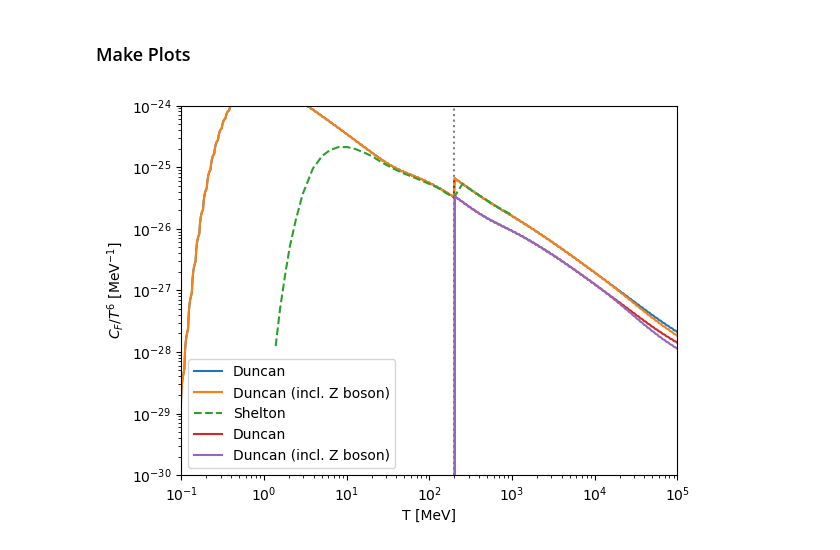
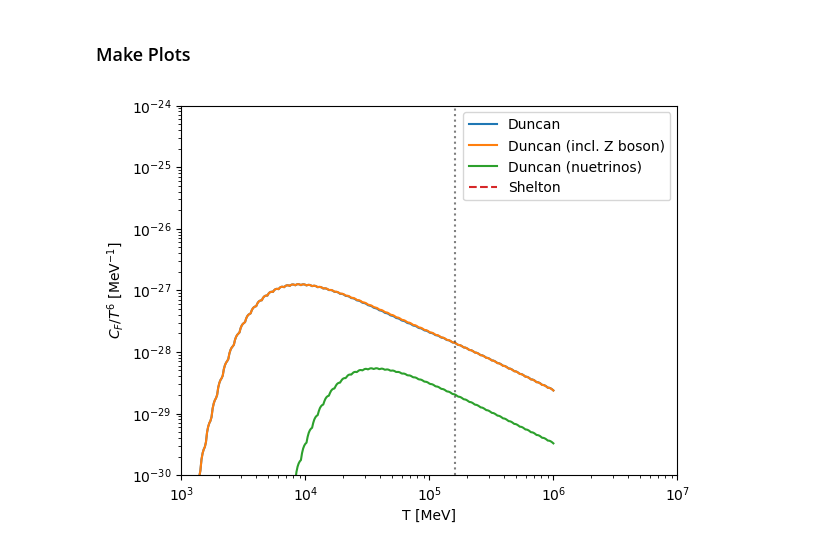
Before and after one commit to Duncan-Adams/mcp_boltzmann, a Jupyter notebook: notebooks/mcp_annihilation.ipynb, the cells around one changed output. Drawn from its saved outputs; the diff is of its cells as text; code cells hidden in the pictures.

```diff
--- a/notebooks/mcp_annihilation.ipynb
+++ b/notebooks/mcp_annihilation.ipynb
@@ -190,6 +202,10 @@ Ix_table_bot_Z = np.array(
 Ix_table_top_Z = np.array(
     [ann.Ix_fermi(sigma_tt_ff_Z, m_mcp, m_t, T) for T in T_int]
 )
+
+Ix_table_nu_Z = np.array(
+    [ann.Ix_fermi(sigma_nunu_ff_Z, m_mcp, 0.0, T) for T in T_int]
+)
 # %% [markdown]
 ### Plot quantum statistics correction
 # %%
@@ -235,6 +251,7 @@ _Ix_table_s_Z_I = interp1d(T_int, Ix_table_strange_Z, bounds_error=False, fill_v
 _Ix_table_c_Z_I = interp1d(T_int, Ix_table_charm_Z, bounds_error=False, fill_value=(0, Ix_table_charm_Z[-1]))
 _Ix_table_b_Z_I = interp1d(T_int, Ix_table_bot_Z, bounds_error=False, fill_value=(0, Ix_table_bot_Z[-1]))
 _Ix_table_t_Z_I = interp1d(T_int, Ix_table_top_Z, bounds_error=False, fill_value=(0, Ix_table_top_Z[-1]))
+_Ix_table_nu_Z_I = interp1d(T_int, Ix_table_nu_Z, bounds_error=False, fill_value=(0, Ix_table_nu_Z[-1]))
 # %% [markdown]
 ### Forwards Collision terms
 # %%
@@ -314,6 +331,9 @@ def C_f_tt_Z(T, Q):
     N_c = 3
 
     return N_c*Q**2*_Ix_table_t_Z_I(T)
+
+def C_f_nunu_Z(T, Q):
+    return 6*Q**2*_Ix_table_nu_Z_I(T)
 # %% [markdown]
 ### Make Plots
 # %%
@@ -349,37 +369,39 @@ res_t_Z = C_f_tt_Z(T_plot, 1e-9)/T_plot**6
 
 res_em_Z = res_e_Z + res_mu_Z
 res_qcd_Z = (res_u_Z + res_d_Z + res_s_Z + res_c_Z + res_b_Z + res_t_Z)*np.heaviside(T_plot - LQCD, 0)
+res_nu_Z = C_f_nunu_Z(T_plot, 1e-9)/T_plot**6
 # %%
 LQCD = 200*MeV
 T_EW = 160*GeV
 
 
 plt.plot(T_plot, (res_em + res_qcd), label='Duncan')
-plt.plot(T_plot, (res_em_Z + res_qcd_Z), label='Duncan (incl. Z boson)')
+plt.plot(T_plot, (res_em_Z + res_qcd_Z)+res_nu_Z, label='Duncan (incl. Z boson)')
+plt.plot(T_plot, res_nu_Z, label='Duncan (nuetrinos)')
 # plt.plot(T_plot, (res_em + res_qcd) + res_pi, label='Duncan (pions)')
 # plt.plot(np.array(shelton_f_ann[0])*1e3, shelton_f_ann[1], label='Shelton', linestyle='dashed')
 plt.plot(np.array(shelton_f_ann_fig8[0]), shelton_f_ann_fig8[1], label='Shelton', linestyle='dashed')
 plt.yscale('log')
 plt.xscale('log')
 
 plt.xlabel('T [MeV]')
 plt.ylabel(r'$C_{F}/T^6$ [MeV$^{-1}$]')
 
 plt.axvline(LQCD, linestyle='dotted', color='black', alpha=0.5)
 plt.axvline(T_EW, linestyle='dotted', color='black', alpha=0.5)
 
-plt.plot(T_plot, res_qcd, label='Duncan')
-plt.plot(T_plot, res_qcd_Z, label='Duncan (incl. Z boson)')
+# plt.plot(T_plot, res_qcd, label='Duncan')
+# plt.plot(T_plot, res_qcd_Z, label='Duncan (incl. Z boson)')
 
 plt.ylim(1e-30, 1e-24)
-plt.xlim(1e-1, 1e5)
-# plt.xlim(1e3, 1e7)
+# plt.xlim(1e-1, 1e5)
+plt.xlim(1e3, 1e7)
 
 plt.legend()
 
 plt.show()
 # %% [output]
-[figure, old version]
+[figure, new version]
 # %%
 ann.sigma_llff_Z_boson(1e12, m_mcp, m_b, -2/3, cv_b, ca_b)
 # %% [output]
```
Also changed, not shown: parts of 7 cells of this notebook, 3 other files.
